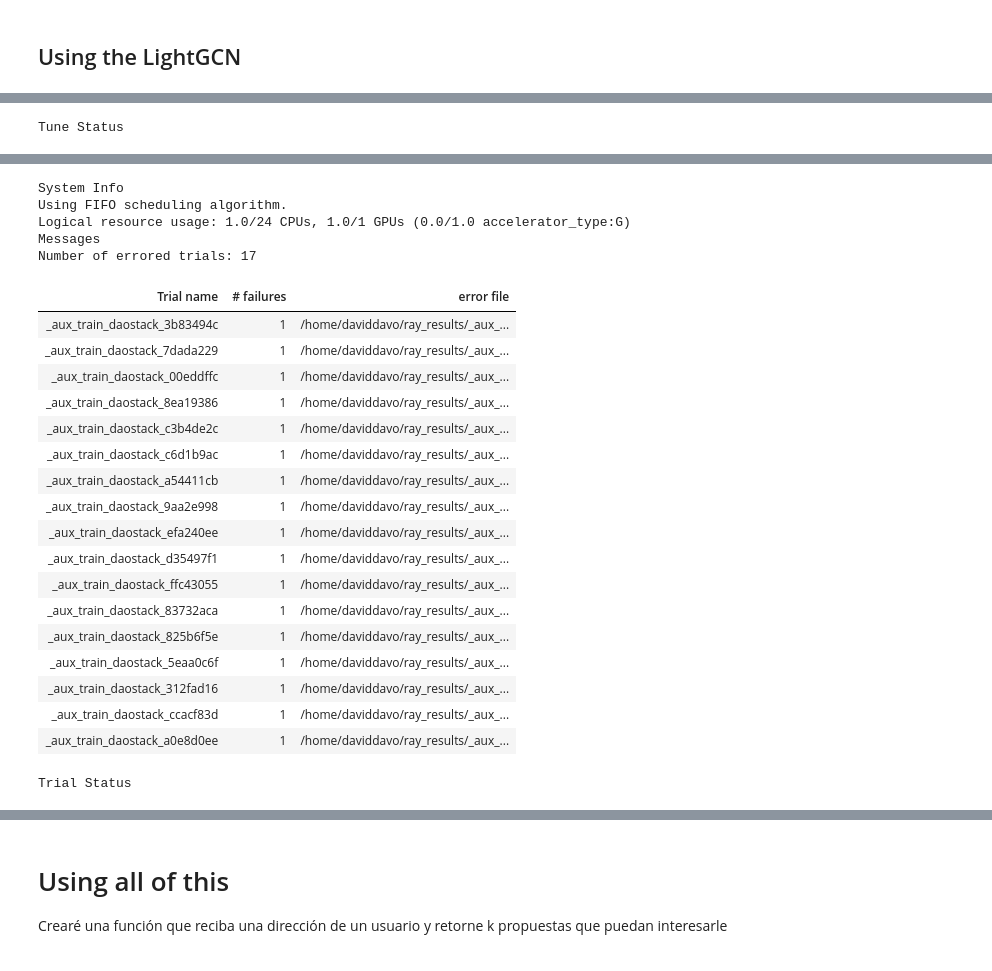
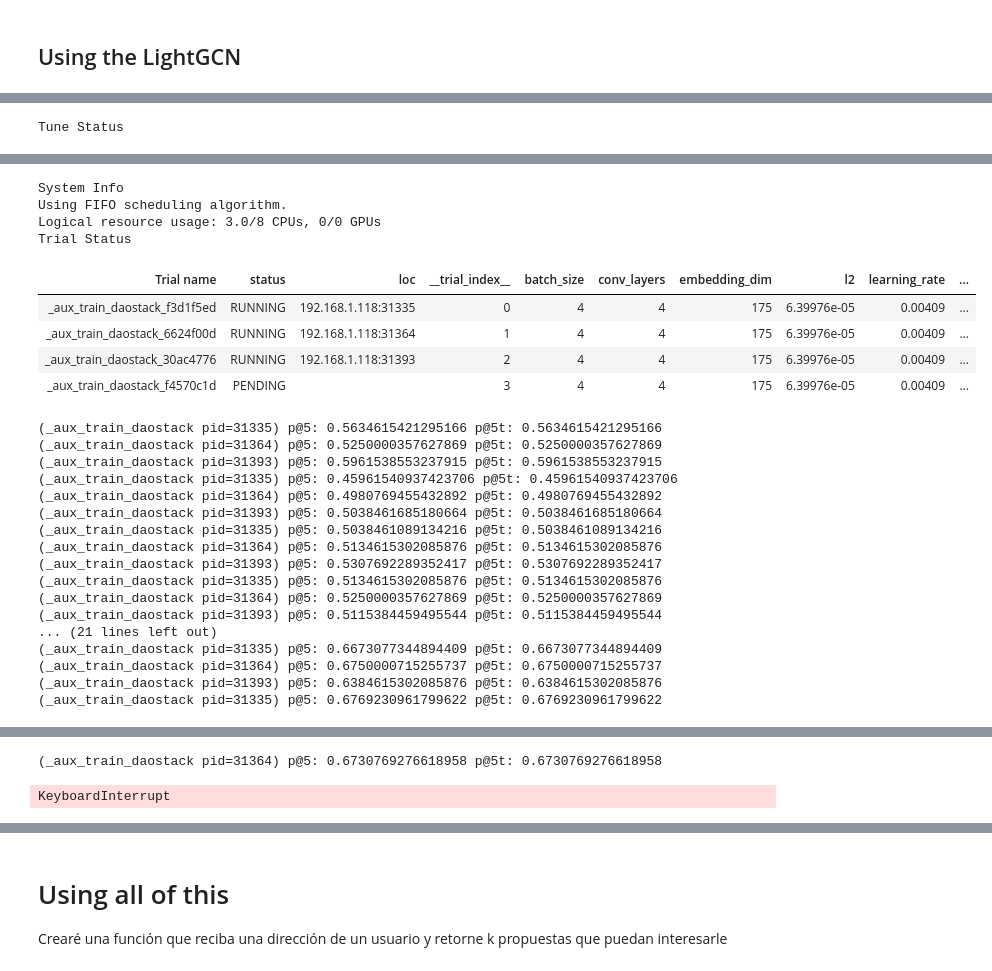
Before and after one commit to daviddavo/upm-tfm-notebooks, a Jupyter notebook: 02_mvp_tuning.ipynb, the cells around one changed output, grey strips where cells are left out. Drawn from its saved outputs; the diff is of its cells as text; code cells hidden in the pictures.

```diff
--- a/02_mvp_tuning.ipynb
+++ b/02_mvp_tuning.ipynb
@@ -226,0 +181,29 @@ tensor([[  30,   33,   38,  ...,   98,   99,   88],
+# %%
+def shift_edge_indices(g: HeteroData):
+    g = g.clone()
+    total = 0
+    for n, s in g.node_items():
+        s.shift = total
+        total += s.num_nodes
+        s.end = total
+
+    for (src, _, dst), s in g.edge_items():
+        s.edge_index[0] += g[src].shift
+        s.edge_index[1] += g[dst].shift
+
+    return g
+
+def unshift_edge_indices(g: HeteroData):
+    g = g.clone()
+
+    for (src, _, dst), s in g.edge_items():
+        s.edge_index[0] -= g[src].shift
+        s.edge_index[1] -= g[dst].shift
+
+    for n, s in g.node_items():
+        del s.shift
+
+    return g
+
+assert unshift_edge_indices(shift_edge_indices(graph_folds[0][0])).validate()
+shift_edge_indices(graph_folds[0][0])
@@ -437,7 +434,7 @@ tuner = tune.Tuner(
     param_space=tryConfigs._asdict(),
     tune_config=tune.TuneConfig(
         # time_budget_s=60,
-        num_samples=datasetConfig.num_folds*500,
+        num_samples=datasetConfig.num_folds*1,
         scheduler=asha_scheduler,
         search_alg=search_alg,
         metric='rprec test',
@@ -453,24 +450,26 @@ Tune Status
 System Info
 Using FIFO scheduling algorithm.
-Logical resource usage: 1.0/24 CPUs, 1.0/1 GPUs (0.0/1.0 accelerator_type:G)
-Messages
-Number of errored trials: 17
+Logical resource usage: 3.0/8 CPUs, 0/0 GPUs
+Trial Status
-| Trial name | # failures | error file |
-| _aux_train_daostack_3b83494c | 1 | /home/daviddavo/ray_results/_aux_... |
-| _aux_train_daostack_7dada229 | 1 | /home/daviddavo/ray_results/_aux_... |
-| _aux_train_daostack_00eddffc | 1 | /home/daviddavo/ray_results/_aux_... |
-| _aux_train_daostack_8ea19386 | 1 | /home/daviddavo/ray_results/_aux_... |
-| _aux_train_daostack_c3b4de2c | 1 | /home/daviddavo/ray_results/_aux_... |
-| _aux_train_daostack_c6d1b9ac | 1 | /home/daviddavo/ray_results/_aux_... |
-| _aux_train_daostack_a54411cb | 1 | /home/daviddavo/ray_results/_aux_... |
-| _aux_train_daostack_9aa2e998 | 1 | /home/daviddavo/ray_results/_aux_... |
-| _aux_train_daostack_efa240ee | 1 | /home/daviddavo/ray_results/_aux_... |
-| _aux_train_daostack_d35497f1 | 1 | /home/daviddavo/ray_results/_aux_... |
-| _aux_train_daostack_ffc43055 | 1 | /home/daviddavo/ray_results/_aux_... |
-| _aux_train_daostack_83732aca | 1 | /home/daviddavo/ray_results/_aux_... |
-| _aux_train_daostack_825b6f5e | 1 | /home/daviddavo/ray_results/_aux_... |
-| _aux_train_daostack_5eaa0c6f | 1 | /home/daviddavo/ray_results/_aux_... |
-| _aux_train_daostack_312fad16 | 1 | /home/daviddavo/ray_results/_aux_... |
-| _aux_train_daostack_ccacf83d | 1 | /home/daviddavo/ray_results/_aux_... |
-| _aux_train_daostack_a0e8d0ee | 1 | /home/daviddavo/ray_results/_aux_... |
+| Trial name | status | loc | __trial_index__ | batch_size | conv_layers | embedding_dim | l2 | learning_rate | ... |
+| _aux_train_daostack_f3d1f5ed | RUNNING | 192.168.1.118:31335 | 0 | 4 | 4 | 175 | 6.39976e-05 | 0.00409 | ... |
+| _aux_train_daostack_6624f00d | RUNNING | 192.168.1.118:31364 | 1 | 4 | 4 | 175 | 6.39976e-05 | 0.00409 | ... |
+| _aux_train_daostack_30ac4776 | RUNNING | 192.168.1.118:31393 | 2 | 4 | 4 | 175 | 6.39976e-05 | 0.00409 | ... |
+| _aux_train_daostack_f4570c1d | PENDING |  | 3 | 4 | 4 | 175 | 6.39976e-05 | 0.00409 | ... |
-Trial Status
+(_aux_train_daostack pid=31335) p@5: 0.5634615421295166 p@5t: 0.5634615421295166
+(_aux_train_daostack pid=31364) p@5: 0.5250000357627869 p@5t: 0.5250000357627869
+(_aux_train_daostack pid=31393) p@5: 0.5961538553237915 p@5t: 0.5961538553237915
+(_aux_train_daostack pid=31335) p@5: 0.45961540937423706 p@5t: 0.45961540937423706
+(_aux_train_daostack pid=31364) p@5: 0.4980769455432892 p@5t: 0.4980769455432892
+(_aux_train_daostack pid=31393) p@5: 0.5038461685180664 p@5t: 0.5038461685180664
+(_aux_train_daostack pid=31335) p@5: 0.5038461089134216 p@5t: 0.5038461089134216
+(_aux_train_daostack pid=31364) p@5: 0.5134615302085876 p@5t: 0.5134615302085876
+(_aux_train_daostack pid=31393) p@5: 0.5307692289352417 p@5t: 0.5307692289352417
+(_aux_train_daostack pid=31335) p@5: 0.5134615302085876 p@5t: 0.5134615302085876
+(_aux_train_daostack pid=31364) p@5: 0.5250000357627869 p@5t: 0.5250000357627869
+(_aux_train_daostack pid=31393) p@5: 0.5115384459495544 p@5t: 0.5115384459495544
+... (21 lines left out)
+(_aux_train_daostack pid=31335) p@5: 0.6673077344894409 p@5t: 0.6673077344894409
+(_aux_train_daostack pid=31364) p@5: 0.6750000715255737 p@5t: 0.6750000715255737
+(_aux_train_daostack pid=31393) p@5: 0.6384615302085876 p@5t: 0.6384615302085876
+(_aux_train_daostack pid=31335) p@5: 0.6769230961799622 p@5t: 0.6769230961799622
@@ -511,3 +477,5 @@ Traceback (most recent call last):
+(_aux_train_daostack pid=31364) p@5: 0.6730769276618958 p@5t: 0.6730769276618958
+KeyboardInterrupt
 # %%
 exp_df = exp.get_dataframe().drop(columns=['hostname', 'node_ip', 'logdir', 'should_checkpoint', 'pid'])
 exp_df.sort_values('p@5 test', ascending=False)
```
Also changed, not shown: parts of 13 cells of this notebook, 6 other files.
